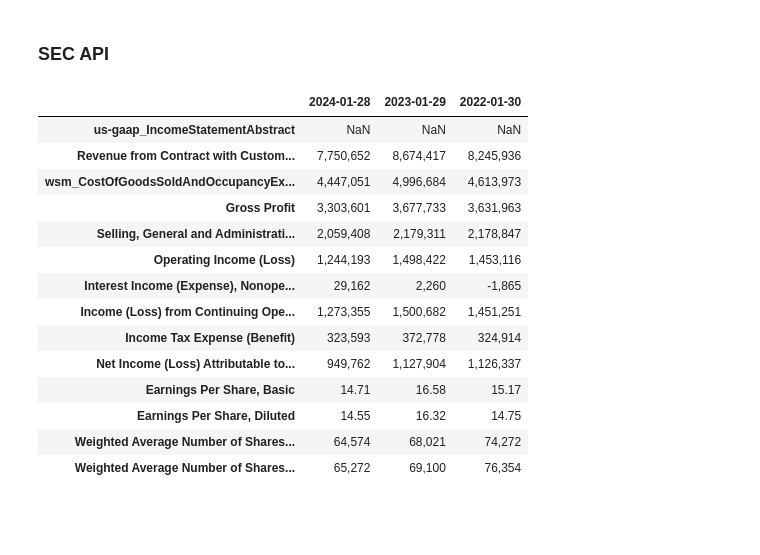
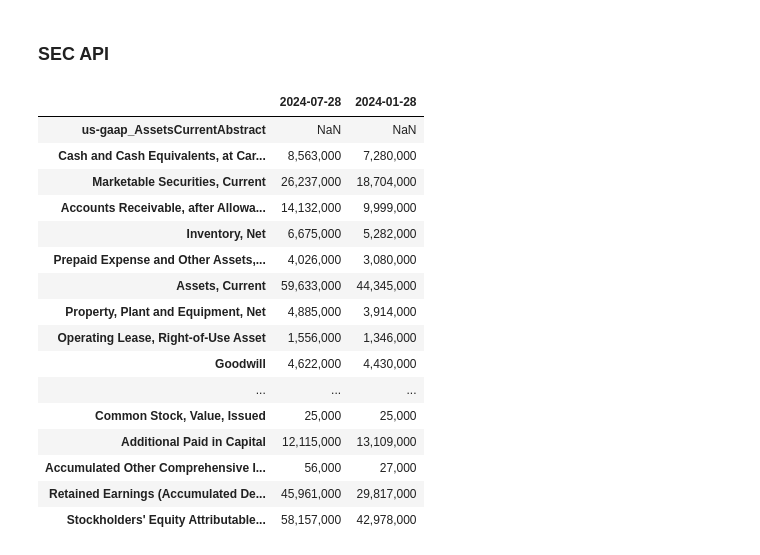
Before and after one commit to arisylafeta/buffetbot, a Jupyter notebook: buffetbot.ipynb, the cells around one changed output. Saved outputs shown, nothing was run; the diff lists cells and outputs as text; code cells hidden in the pictures; blank space fills up the shorter version.

```diff
--- a/buffetbot.ipynb
+++ b/buffetbot.ipynb
@@ -271,29 +271,31 @@ hyde_rag_chain.invoke({"question":question})
 ### SEC API
 # %%
 from edgar_functions import *
-ticker = "WSM"
+ticker = "NVDA"
 
 accn = get_filtered_filings(
-    ticker, just_accession_numbers=True, headers=headers
+    ticker, ten_k=False, just_accession_numbers=True, headers=headers
 )
 
 accn_num = accn.iloc[0].replace("-", "")
 label_dict = get_label_dictionary(ticker, headers)
-statement = process_one_statement(ticker, accn_num, "income_statement")
+statement = process_one_statement(ticker, accn_num, "balance_sheet")
 rename_statement(statement, label_dict)
 # %% [output]
-|  | 2024-01-28 | 2023-01-29 | 2022-01-30 |
-| us-gaap_IncomeStatementAbstract | NaN | NaN | NaN |
-| Revenue from Contract with Custom... | 7,750,652 | 8,674,417 | 8,245,936 |
-| wsm_CostOfGoodsSoldAndOccupancyEx... | 4,447,051 | 4,996,684 | 4,613,973 |
-| Gross Profit | 3,303,601 | 3,677,733 | 3,631,963 |
-| Selling, General and Administrati... | 2,059,408 | 2,179,311 | 2,178,847 |
-| Operating Income (Loss) | 1,244,193 | 1,498,422 | 1,453,116 |
-| Interest Income (Expense), Nonope... | 29,162 | 2,260 | -1,865 |
-| Income (Loss) from Continuing Ope... | 1,273,355 | 1,500,682 | 1,451,251 |
-| Income Tax Expense (Benefit) | 323,593 | 372,778 | 324,914 |
-| Net Income (Loss) Attributable to... | 949,762 | 1,127,904 | 1,126,337 |
-| Earnings Per Share, Basic | 14.71 | 16.58 | 15.17 |
-| Earnings Per Share, Diluted | 14.55 | 16.32 | 14.75 |
-| Weighted Average Number of Shares... | 64,574 | 68,021 | 74,272 |
-| Weighted Average Number of Shares... | 65,272 | 69,100 | 76,354 |
+|  | 2024-07-28 | 2024-01-28 |
+| us-gaap_AssetsCurrentAbstract | NaN | NaN |
+| Cash and Cash Equivalents, at Car... | 8,563,000 | 7,280,000 |
+| Marketable Securities, Current | 26,237,000 | 18,704,000 |
+| Accounts Receivable, after Allowa... | 14,132,000 | 9,999,000 |
+| Inventory, Net | 6,675,000 | 5,282,000 |
+| Prepaid Expense and Other Assets,... | 4,026,000 | 3,080,000 |
+| Assets, Current | 59,633,000 | 44,345,000 |
+| Property, Plant and Equipment, Net | 4,885,000 | 3,914,000 |
+| Operating Lease, Right-of-Use Asset | 1,556,000 | 1,346,000 |
+| Goodwill | 4,622,000 | 4,430,000 |
+| ... | ... | ... |
+| Common Stock, Value, Issued | 25,000 | 25,000 |
+| Additional Paid in Capital | 12,115,000 | 13,109,000 |
+| Accumulated Other Comprehensive I... | 56,000 | 27,000 |
+| Retained Earnings (Accumulated De... | 45,961,000 | 29,817,000 |
+| Stockholders' Equity Attributable... | 58,157,000 | 42,978,000 |
```
